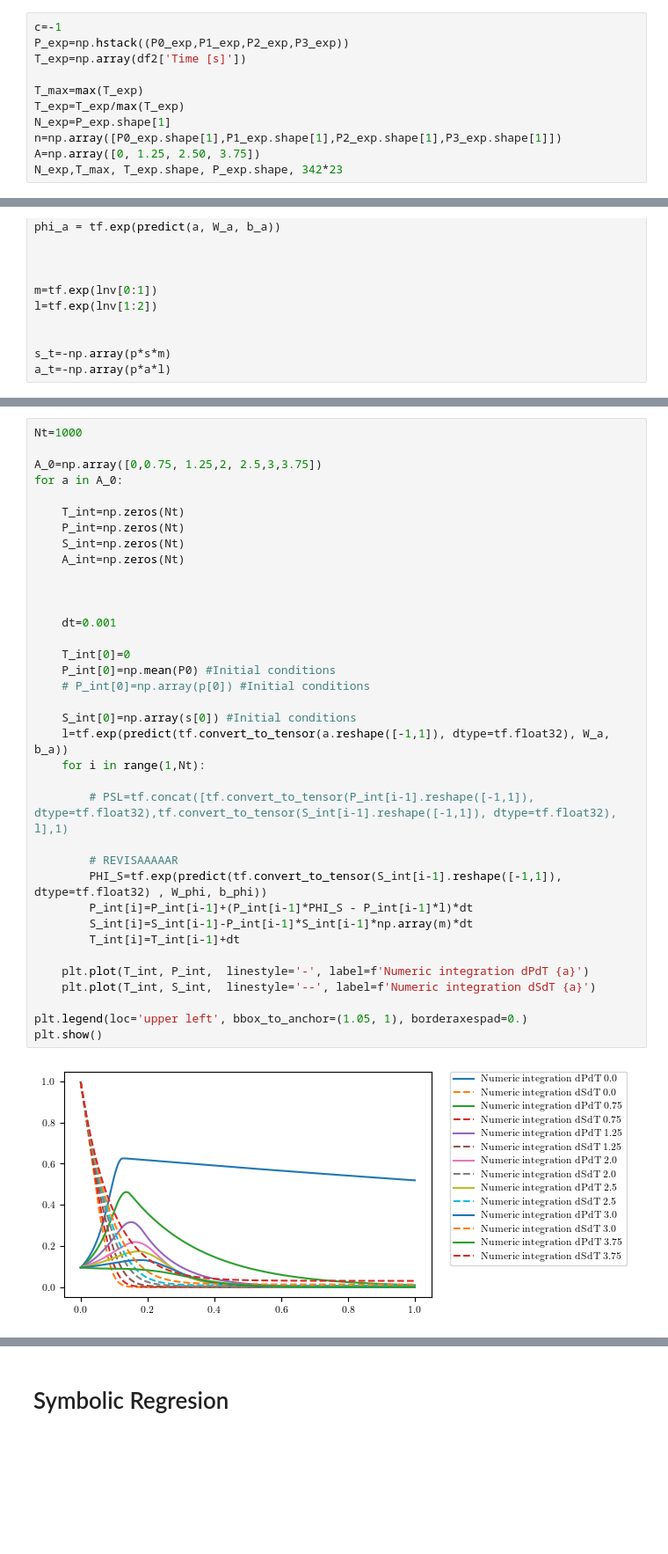
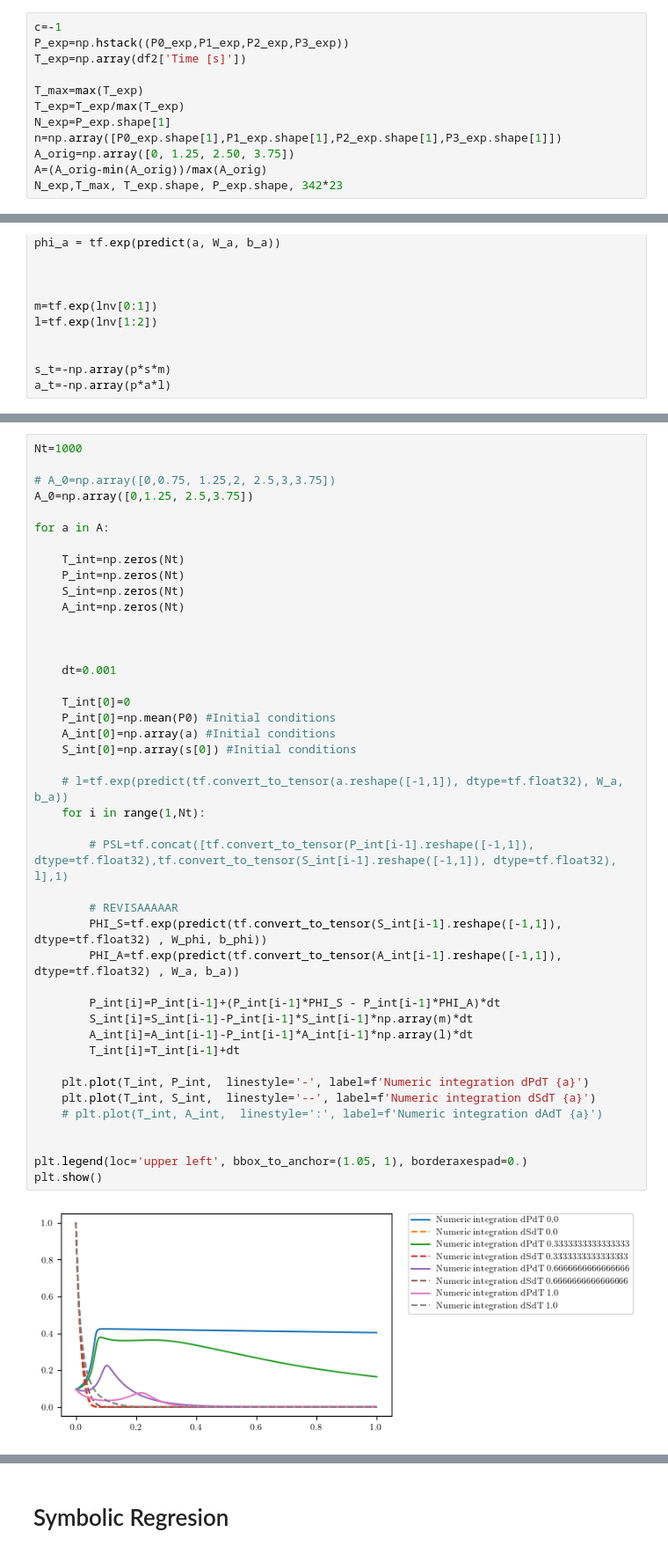
Before and after one commit to JuliaVicens/Bacterial_Growth, a Jupyter notebook: 22_ED_PSA_Kanamycin/PSA_cleandata_ln(f(S))_ln(f(A)).ipynb, the cells around one changed output, grey strips where cells are left out. Shown at 88% size. Cells and saved outputs as stored; diff of their text form; blank space fills up the shorter version.

```diff
--- a/22_ED_PSA_Kanamycin/PSA_cleandata_ln(f(S))_ln(f(A)).ipynb
+++ b/22_ED_PSA_Kanamycin/PSA_cleandata_ln(f(S))_ln(f(A)).ipynb
@@ -133,7 +133,8 @@ T_max=max(T_exp)
 T_exp=T_exp/max(T_exp)
 N_exp=P_exp.shape[1]
 n=np.array([P0_exp.shape[1],P1_exp.shape[1],P2_exp.shape[1],P3_exp.shape[1]])
-A=np.array([0, 1.25, 2.50, 3.75])
+A_orig=np.array([0, 1.25, 2.50, 3.75])
+A=(A_orig-min(A_orig))/max(A_orig)
 N_exp,T_max, T_exp.shape, P_exp.shape, 342*23
 # %% [output]
 (19, 231399.5, (342,), (342, 19), 7866)
@@ -781,38 +764,45 @@ plt.show()
 # %%
 Nt=1000
 
-A_0=np.array([0,0.75, 1.25,2, 2.5,3,3.75])
-for a in A_0:
+# A_0=np.array([0,0.75, 1.25,2, 2.5,3,3.75])
+A_0=np.array([0,1.25, 2.5,3.75])
+
+for a in A:
 
     T_int=np.zeros(Nt)
     P_int=np.zeros(Nt)
     S_int=np.zeros(Nt)
     A_int=np.zeros(Nt)
 
 
 
     dt=0.001
 
     T_int[0]=0
     P_int[0]=np.mean(P0) #Initial conditions
-    # P_int[0]=np.array(p[0]) #Initial conditions
+    A_int[0]=np.array(a) #Initial conditions
+    S_int[0]=np.array(s[0]) #Initial conditions
 
-    S_int[0]=np.array(s[0]) #Initial conditions
-    l=tf.exp(predict(tf.convert_to_tensor(a.reshape([-1,1]), dtype=tf.float32), W_a, b_a))
+    # l=tf.exp(predict(tf.convert_to_tensor(a.reshape([-1,1]), dtype=tf.float32), W_a, b_a))
     for i in range(1,Nt):
 
         # PSL=tf.concat([tf.convert_to_tensor(P_int[i-1].reshape([-1,1]), dtype=tf.float32),tf.convert_to_tensor(S_int[i-1].reshape([-1,1]), dtype=tf.float32), l],1)
 
         # REVISAAAAAR
         PHI_S=tf.exp(predict(tf.convert_to_tensor(S_int[i-1].reshape([-1,1]), dtype=tf.float32) , W_phi, b_phi))
-        P_int[i]=P_int[i-1]+(P_int[i-1]*PHI_S - P_int[i-1]*l)*dt
+        PHI_A=tf.exp(predict(tf.convert_to_tensor(A_int[i-1].reshape([-1,1]), dtype=tf.float32) , W_a, b_a))
+
+        P_int[i]=P_int[i-1]+(P_int[i-1]*PHI_S - P_int[i-1]*PHI_A)*dt
         S_int[i]=S_int[i-1]-P_int[i-1]*S_int[i-1]*np.array(m)*dt
+        A_int[i]=A_int[i-1]-P_int[i-1]*A_int[i-1]*np.array(l)*dt
         T_int[i]=T_int[i-1]+dt
 
     plt.plot(T_int, P_int,  linestyle='-', label=f'Numeric integration dPdT {a}')
     plt.plot(T_int, S_int,  linestyle='--', label=f'Numeric integration dSdT {a}')
+    # plt.plot(T_int, A_int,  linestyle=':', label=f'Numeric integration dAdT {a}')
+
 
 plt.legend(loc='upper left', bbox_to_anchor=(1.05, 1), borderaxespad=0.)
 plt.show()
 # %% [output]
-[figure, old version]
+[figure, new version]
```
Also changed, not shown: parts of 18 cells of this notebook.
